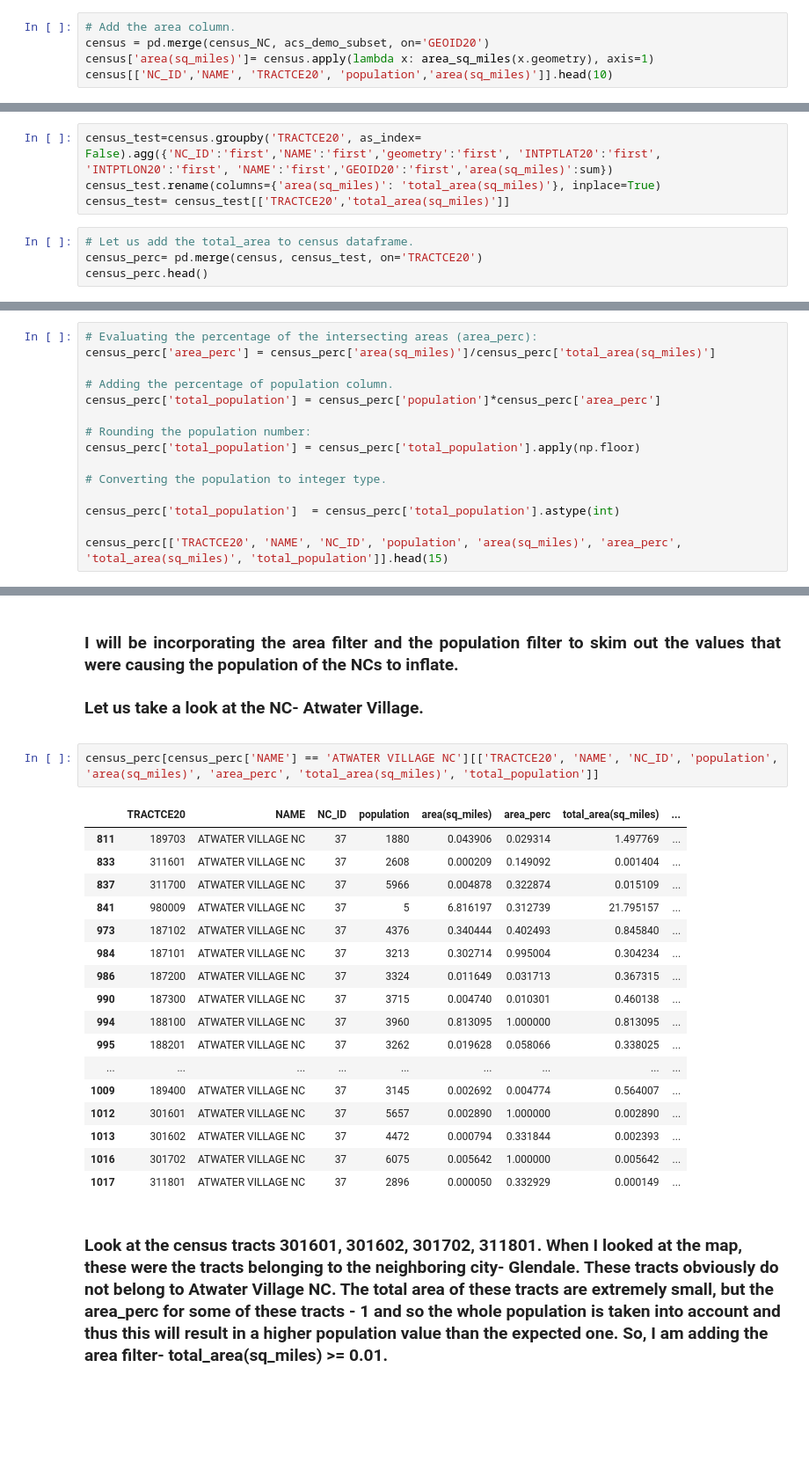
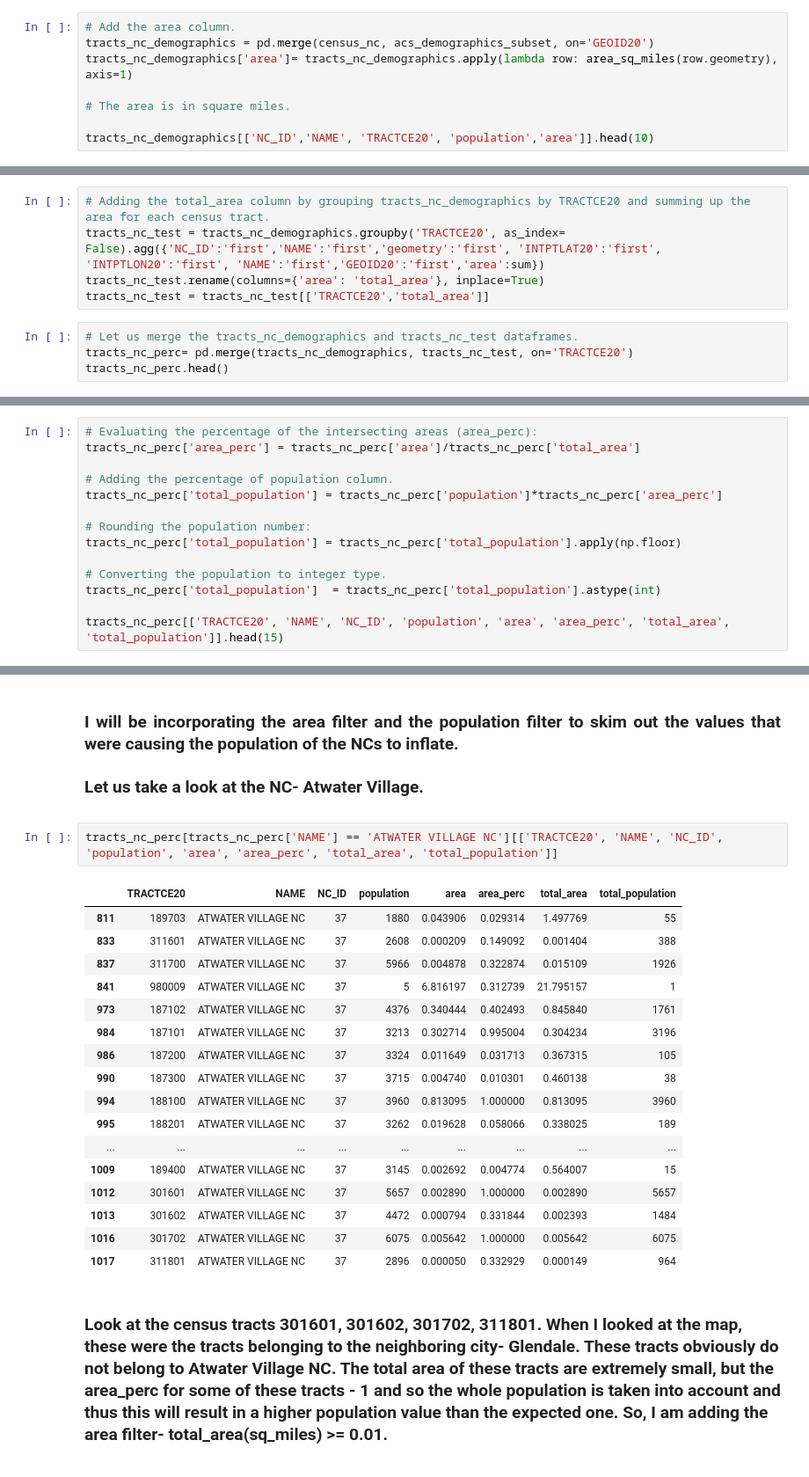
Before and after one commit to hackforla/311-data, a Jupyter notebook: analytics/population/nc_pop_recent.ipynb, the cells around one changed output, grey strips where cells are left out. Shown at 88% size. Cells and saved outputs as stored; diff of their text form; blank space fills up the shorter version.

```diff
--- a/analytics/population/nc_pop_recent.ipynb
+++ b/analytics/population/nc_pop_recent.ipynb
@@ -160,6 +198,9 @@ test.population.sum()
 # %%
 # Add the area column.
-census = pd.merge(census_NC, acs_demo_subset, on='GEOID20')
-census['area(sq_miles)']= census.apply(lambda x: area_sq_miles(x.geometry), axis=1)
-census[['NC_ID','NAME', 'TRACTCE20', 'population','area(sq_miles)']].head(10)
+tracts_nc_demographics = pd.merge(census_nc, acs_demographics_subset, on='GEOID20')
+tracts_nc_demographics['area']= tracts_nc_demographics.apply(lambda row: area_sq_miles(row.geometry), axis=1)
+
+# The area is in square miles.
+
+tracts_nc_demographics[['NC_ID','NAME', 'TRACTCE20', 'population','area']].head(10)
 # %% [output]
@@ -175,11 +216,12 @@ census[['NC_ID','NAME', 'TRACTCE20', 'population','area(sq_miles)']].head(10)
 | 8 | 10 | SUNLAND-TUJUNGA NC | 101400 | 3246 | 2.414663 |
 | 9 | 9 | FOOTHILL TRAILS DISTRICT NC | 101400 | 3246 | 0.021664 |
 # %%
-census_test=census.groupby('TRACTCE20', as_index= False).agg({'NC_ID':'first','NAME':'first','geometry':'first', 'INTPTLAT20':'first', 'INTPTLON20':'first', 'NAME':'first','GEOID20':'first','area(sq_miles)':sum})
-census_test.rename(columns={'area(sq_miles)': 'total_area(sq_miles)'}, inplace=True)
-census_test= census_test[['TRACTCE20','total_area(sq_miles)']]
+# Adding the total_area column by grouping tracts_nc_demographics by TRACTCE20 and summing up the area for each census tract.
+tracts_nc_test = tracts_nc_demographics.groupby('TRACTCE20', as_index= False).agg({'NC_ID':'first','NAME':'first','geometry':'first', 'INTPTLAT20':'first', 'INTPTLON20':'first', 'NAME':'first','GEOID20':'first','area':sum})
+tracts_nc_test.rename(columns={'area': 'total_area'}, inplace=True)
+tracts_nc_test = tracts_nc_test[['TRACTCE20','total_area']]
 # %%
-# Let us add the total_area to census dataframe.
-census_perc= pd.merge(census, census_test, on='TRACTCE20')
-census_perc.head()
+# Let us merge the tracts_nc_demographics and tracts_nc_test dataframes.
+tracts_nc_perc= pd.merge(tracts_nc_demographics, tracts_nc_test, on='TRACTCE20')
+tracts_nc_perc.head()
 # %% [output]
@@ -191,17 +233,16 @@ census_perc.head()
 | 4 | 101221 | 06037101221 | SUNLAND-TUJUNGA NC | 10 | +34.2543290 | -118.2925767 | POLYGON ((-118.29945 34.25598, -1... | 3787 | 0.136748 | ... |
 # %%
 # Evaluating the percentage of the intersecting areas (area_perc):
-census_perc['area_perc'] = census_perc['area(sq_miles)']/census_perc['total_area(sq_miles)']
+tracts_nc_perc['area_perc'] = tracts_nc_perc['area']/tracts_nc_perc['total_area']
 
 # Adding the percentage of population column.
-census_perc['total_population'] = census_perc['population']*census_perc['area_perc']
+tracts_nc_perc['total_population'] = tracts_nc_perc['population']*tracts_nc_perc['area_perc']
 
 # Rounding the population number:
-census_perc['total_population'] = census_perc['total_population'].apply(np.floor)
+tracts_nc_perc['total_population'] = tracts_nc_perc['total_population'].apply(np.floor)
 
 # Converting the population to integer type.
+tracts_nc_perc['total_population']  = tracts_nc_perc['total_population'].astype(int)
 
-census_perc['total_population']  = census_perc['total_population'].astype(int)
-
-census_perc[['TRACTCE20', 'NAME', 'NC_ID', 'population', 'area(sq_miles)', 'area_perc', 'total_area(sq_miles)', 'total_population']].head(15)
+tracts_nc_perc[['TRACTCE20', 'NAME', 'NC_ID', 'population', 'area', 'area_perc', 'total_area', 'total_population']].head(15)
 # %% [output]
@@ -228,25 +269,25 @@ census_perc[['TRACTCE20', 'NAME', 'NC_ID', 'population', 'area(sq_miles)', 'area
 
 ### Let us take a look at the NC- Atwater Village.
 # %%
-census_perc[census_perc['NAME'] == 'ATWATER VILLAGE NC'][['TRACTCE20', 'NAME', 'NC_ID', 'population', 'area(sq_miles)', 'area_perc', 'total_area(sq_miles)', 'total_population']]
+tracts_nc_perc[tracts_nc_perc['NAME'] == 'ATWATER VILLAGE NC'][['TRACTCE20', 'NAME', 'NC_ID', 'population', 'area', 'area_perc', 'total_area', 'total_population']]
 # %% [output]
-|  | TRACTCE20 | NAME | NC_ID | population | area(sq_miles) | area_perc | total_area(sq_miles) | ... |
-| 811 | 189703 | ATWATER VILLAGE NC | 37 | 1880 | 0.043906 | 0.029314 | 1.497769 | ... |
-| 833 | 311601 | ATWATER VILLAGE NC | 37 | 2608 | 0.000209 | 0.149092 | 0.001404 | ... |
-| 837 | 311700 | ATWATER VILLAGE NC | 37 | 5966 | 0.004878 | 0.322874 | 0.015109 | ... |
-| 841 | 980009 | ATWATER VILLAGE NC | 37 | 5 | 6.816197 | 0.312739 | 21.795157 | ... |
-| 973 | 187102 | ATWATER VILLAGE NC | 37 | 4376 | 0.340444 | 0.402493 | 0.845840 | ... |
-| 984 | 187101 | ATWATER VILLAGE NC | 37 | 3213 | 0.302714 | 0.995004 | 0.304234 | ... |
-| 986 | 187200 | ATWATER VILLAGE NC | 37 | 3324 | 0.011649 | 0.031713 | 0.367315 | ... |
-| 990 | 187300 | ATWATER VILLAGE NC | 37 | 3715 | 0.004740 | 0.010301 | 0.460138 | ... |
-| 994 | 188100 | ATWATER VILLAGE NC | 37 | 3960 | 0.813095 | 1.000000 | 0.813095 | ... |
-| 995 | 188201 | ATWATER VILLAGE NC | 37 | 3262 | 0.019628 | 0.058066 | 0.338025 | ... |
+|  | TRACTCE20 | NAME | NC_ID | population | area | area_perc | total_area | total_population |
+| 811 | 189703 | ATWATER VILLAGE NC | 37 | 1880 | 0.043906 | 0.029314 | 1.497769 | 55 |
+| 833 | 311601 | ATWATER VILLAGE NC | 37 | 2608 | 0.000209 | 0.149092 | 0.001404 | 388 |
+| 837 | 311700 | ATWATER VILLAGE NC | 37 | 5966 | 0.004878 | 0.322874 | 0.015109 | 1926 |
+| 841 | 980009 | ATWATER VILLAGE NC | 37 | 5 | 6.816197 | 0.312739 | 21.795157 | 1 |
+| 973 | 187102 | ATWATER VILLAGE NC | 37 | 4376 | 0.340444 | 0.402493 | 0.845840 | 1761 |
+| 984 | 187101 | ATWATER VILLAGE NC | 37 | 3213 | 0.302714 | 0.995004 | 0.304234 | 3196 |
+| 986 | 187200 | ATWATER VILLAGE NC | 37 | 3324 | 0.011649 | 0.031713 | 0.367315 | 105 |
+| 990 | 187300 | ATWATER VILLAGE NC | 37 | 3715 | 0.004740 | 0.010301 | 0.460138 | 38 |
+| 994 | 188100 | ATWATER VILLAGE NC | 37 | 3960 | 0.813095 | 1.000000 | 0.813095 | 3960 |
+| 995 | 188201 | ATWATER VILLAGE NC | 37 | 3262 | 0.019628 | 0.058066 | 0.338025 | 189 |
 | ... | ... | ... | ... | ... | ... | ... | ... | ... |
-| 1009 | 189400 | ATWATER VILLAGE NC | 37 | 3145 | 0.002692 | 0.004774 | 0.564007 | ... |
-| 1012 | 301601 | ATWATER VILLAGE NC | 37 | 5657 | 0.002890 | 1.000000 | 0.002890 | ... |
-| 1013 | 301602 | ATWATER VILLAGE NC | 37 | 4472 | 0.000794 | 0.331844 | 0.002393 | ... |
-| 1016 | 301702 | ATWATER VILLAGE NC | 37 | 6075 | 0.005642 | 1.000000 | 0.005642 | ... |
-| 1017 | 311801 | ATWATER VILLAGE NC | 37 | 2896 | 0.000050 | 0.332929 | 0.000149 | ... |
+| 1009 | 189400 | ATWATER VILLAGE NC | 37 | 3145 | 0.002692 | 0.004774 | 0.564007 | 15 |
+| 1012 | 301601 | ATWATER VILLAGE NC | 37 | 5657 | 0.002890 | 1.000000 | 0.002890 | 5657 |
+| 1013 | 301602 | ATWATER VILLAGE NC | 37 | 4472 | 0.000794 | 0.331844 | 0.002393 | 1484 |
+| 1016 | 301702 | ATWATER VILLAGE NC | 37 | 6075 | 0.005642 | 1.000000 | 0.005642 | 6075 |
+| 1017 | 311801 | ATWATER VILLAGE NC | 37 | 2896 | 0.000050 | 0.332929 | 0.000149 | 964 |
 # %% [markdown]
 ### Look at the census tracts 301601, 301602, 301702, 311801. When I looked at the map, these were the tracts belonging to the neighboring city- Glendale. These tracts obviously do not belong to Atwater Village NC. The total area of these tracts are extremely small, but the area_perc for some of these tracts - 1 and so the whole population is taken into account and thus this will result in a higher population value than the expected one. So, I am adding the area filter- total_area(sq_miles) >= 0.01.
 
```
Also changed, not shown: parts of 31 cells of this notebook.
